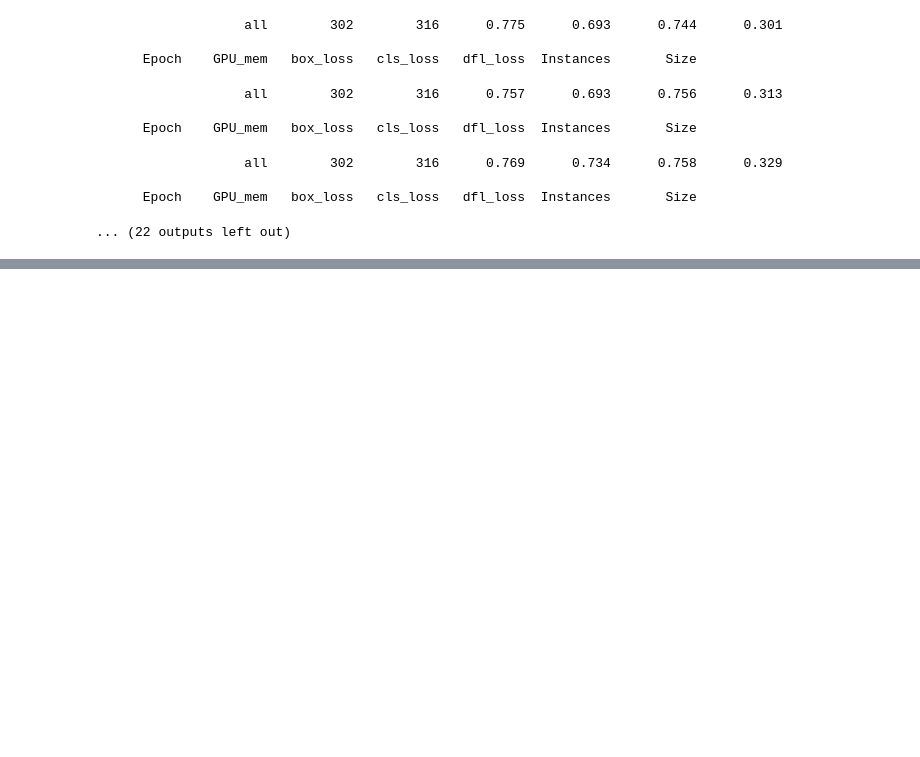
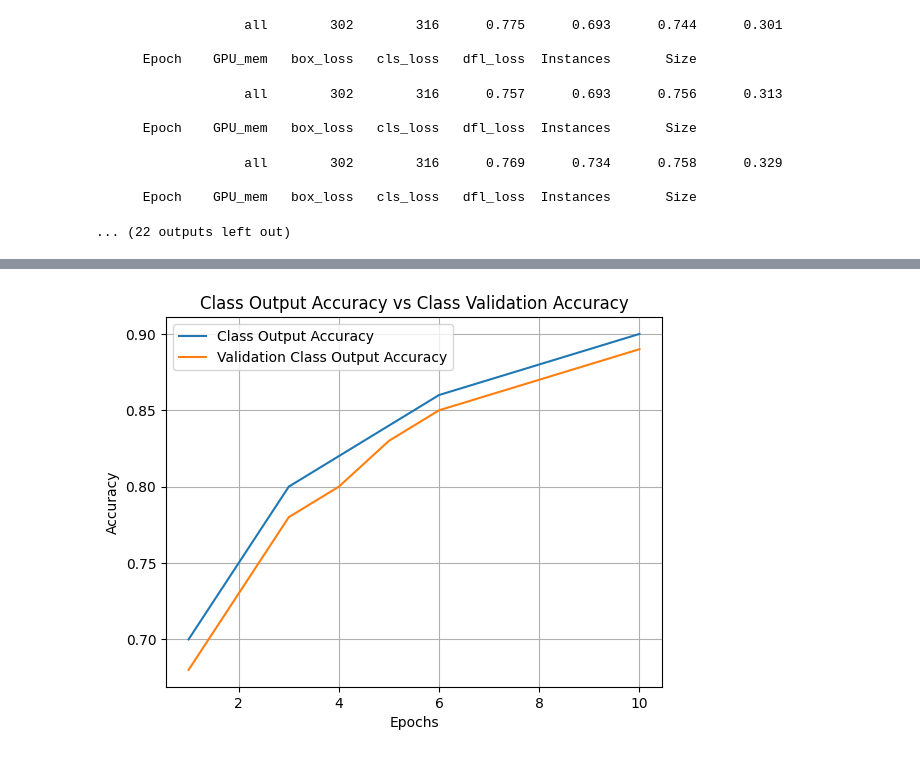
Before and after one commit to didaryilmaz/Smoking_Detection, a Jupyter notebook: smoking_detection.ipynb, the cells around one changed output, grey strips where cells are left out. Cells and saved outputs as stored; diff of their text form; code cells hidden in the pictures; blank space fills up the shorter version.

```diff
--- a/smoking_detection.ipynb
+++ b/smoking_detection.ipynb
@@ -314,0 +317,15 @@ Starting training for 30 epochs...
+# %%
+epochs = range(1, 11)
+class_output_accuracy = [0.7, 0.75, 0.8, 0.82, 0.84, 0.86, 0.87, 0.88, 0.89, 0.9]  # Replace with your actual values
+val_class_output_accuracy = [0.68, 0.73, 0.78, 0.8, 0.83, 0.85, 0.86, 0.87, 0.88, 0.89]  # Replace with your actual values
+
+plt.plot(epochs, class_output_accuracy, label='Class Output Accuracy')
+plt.plot(epochs, val_class_output_accuracy, label='Validation Class Output Accuracy')
+plt.title('Class Output Accuracy vs Class Validation Accuracy')
+plt.xlabel('Epochs')
+plt.ylabel('Accuracy')
+plt.legend()
+plt.grid(True)
+plt.show()
+# %% [output]
+[figure, added]
```
Also changed, not shown: parts of 18 cells of this notebook, 4 other files.
